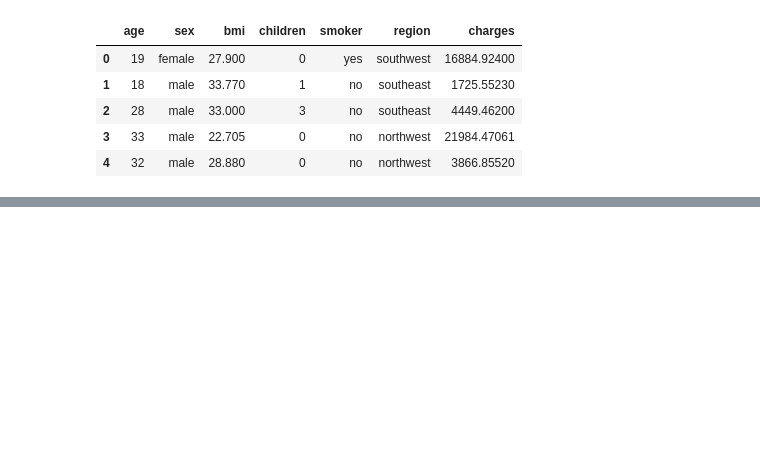
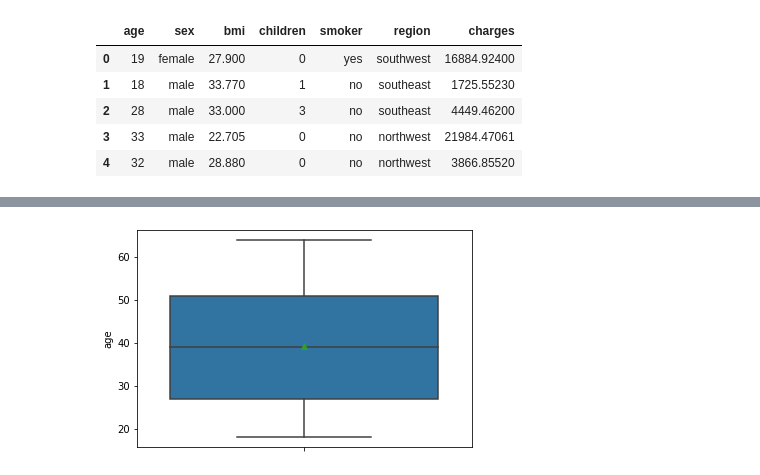
Before and after one commit to Bruno-Santana-Eco/Prediction-Price-Health, a Jupyter notebook: Prediction.ipynb, the cells around one changed output, grey strips where cells are left out. Saved outputs shown, nothing was run; the diff lists cells and outputs as text; code cells hidden in the pictures; blank space fills up the shorter version.

```diff
--- a/Prediction.ipynb
+++ b/Prediction.ipynb
@@ -23,0 +102,4 @@ Hello
+# %%
+sns.boxplot( y=Base_Dados['age'], showmeans=True  );
+# %% [output]
+[figure, added]
```
Also changed, not shown: parts of 23 cells of this notebook, 1 other file.
